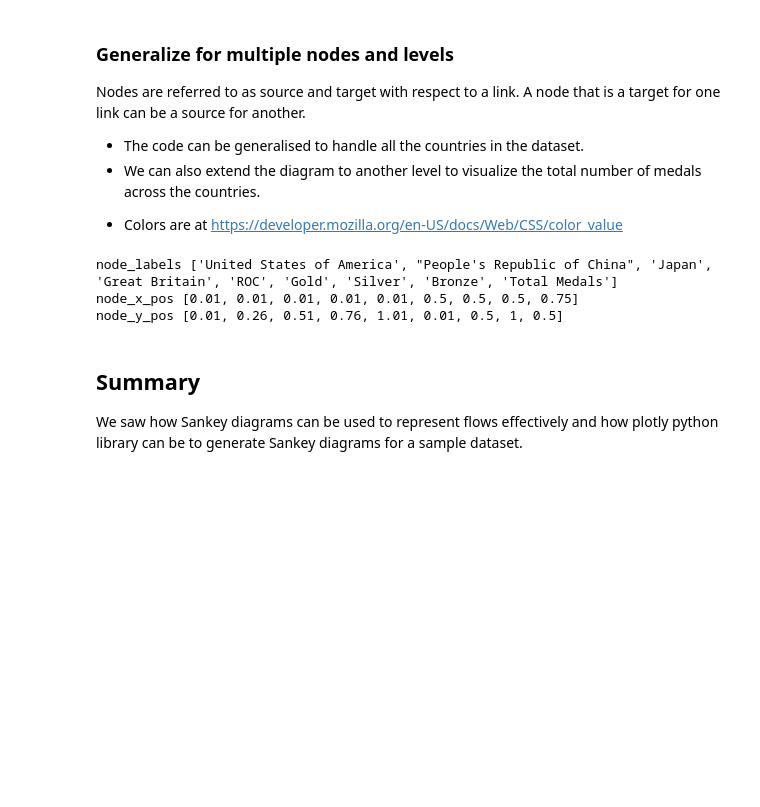
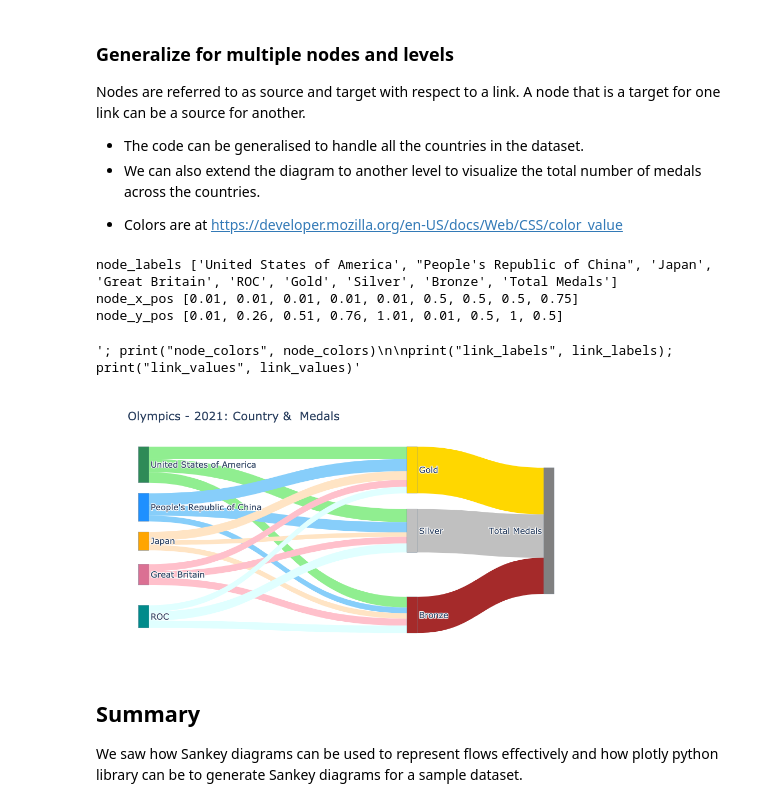
Before and after one commit to sreedevigattu/olympics2021, a Jupyter notebook: olympics_sankey.ipynb, the cells around one changed output. Saved outputs shown, nothing was run; the diff lists cells and outputs as text; code cells hidden in the pictures; blank space fills up the shorter version.

```diff
--- a/olympics_sankey.ipynb
+++ b/olympics_sankey.ipynb
@@ -234,7 +242,7 @@ node_y_pos.extend([0.5])
 
 for medal in ["Gold","Silver","Bronze"]:
     link_labels.append(f"{medal}")
-    link_values.append(df[f"{medal} Medals"][:i+1].sum())
+    link_values.append(df_medals[f"{medal} Medals"][:i+1].sum())
 link_colors.extend(["gold", "silver", "brown"])
 
 '''print("source", source, source_last); print("target", target)'''
@@ -243,24 +251,28 @@ print("node_x_pos", node_x_pos); print("node_y_pos", node_y_pos)
 '''; print("node_colors", node_colors)
 
 print("link_labels", link_labels); print("link_values", link_values)'''
-
-# Display the figure
-NODES = dict(pad  = 20, thickness = 20, line  = dict(color = "lightslategrey", width = 0.5),hovertemplate=" ",
-            label = node_labels, color = node_colors,
-            x = node_x_pos, y = node_y_pos, )
-LINKS = dict(source = source, target = target, value = link_values,
-            label = link_labels, color = link_colors,
-            hovertemplate="%{label}",)
-data = go.Sankey( arrangement='snap', node = NODES, link = LINKS)
-fig = go.Figure(data)
-fig.update_traces( valueformat='3d', valuesuffix=' Medals', selector=dict(type='sankey'))
-fig.update_layout(title="Olympics - 2021: Country &  Medals",  font_size=16)
-fig.update_layout(hoverlabel=dict( bgcolor="grey", font_size=14, font_family="Rockwell"))
-fig.show("png") #fig.show()
 # %% [output]
 node_labels ['United States of America', "People's Republic of China", 'Japan', 'Great Britain', 'ROC', 'Gold', 'Silver', 'Bronze', 'Total Medals']
 node_x_pos [0.01, 0.01, 0.01, 0.01, 0.01, 0.5, 0.5, 0.5, 0.75]
 node_y_pos [0.01, 0.26, 0.51, 0.76, 1.01, 0.01, 0.5, 1, 0.5]
+'; print("node_colors", node_colors)\n\nprint("link_labels", link_labels); print("link_values", link_values)'
+# %%
+
+# Display the figure
+NODES = dict(pad  = 20, thickness = 20, line  = dict(color = "lightslategrey", width = 0.5),hovertemplate=" ",
+            label = node_labels, color = node_colors,
+            x = node_x_pos, y = node_y_pos, )
+LINKS = dict(source = source, target = target, value = link_values,
+            label = link_labels, color = link_colors,
+            hovertemplate="%{label}",)
+data = go.Sankey( arrangement='snap', node = NODES, link = LINKS)
+fig = go.Figure(data)
+fig.update_traces( valueformat='3d', valuesuffix=' Medals', selector=dict(type='sankey'))
+fig.update_layout(title="Olympics - 2021: Country &  Medals",  font_size=16,  width=1200,height=500,)
+fig.update_layout(hoverlabel=dict( bgcolor="grey", font_size=14, font_family="Rockwell"))
+fig.show("png") # fig.show()
+# %% [output]
+[figure, added]
 # %% [markdown]
 ## Summary
 We saw how Sankey diagrams can be used to represent flows effectively and how plotly python library can be to generate Sankey diagrams for a sample dataset.
```
Also changed, not shown: parts of 4 cells of this notebook.
